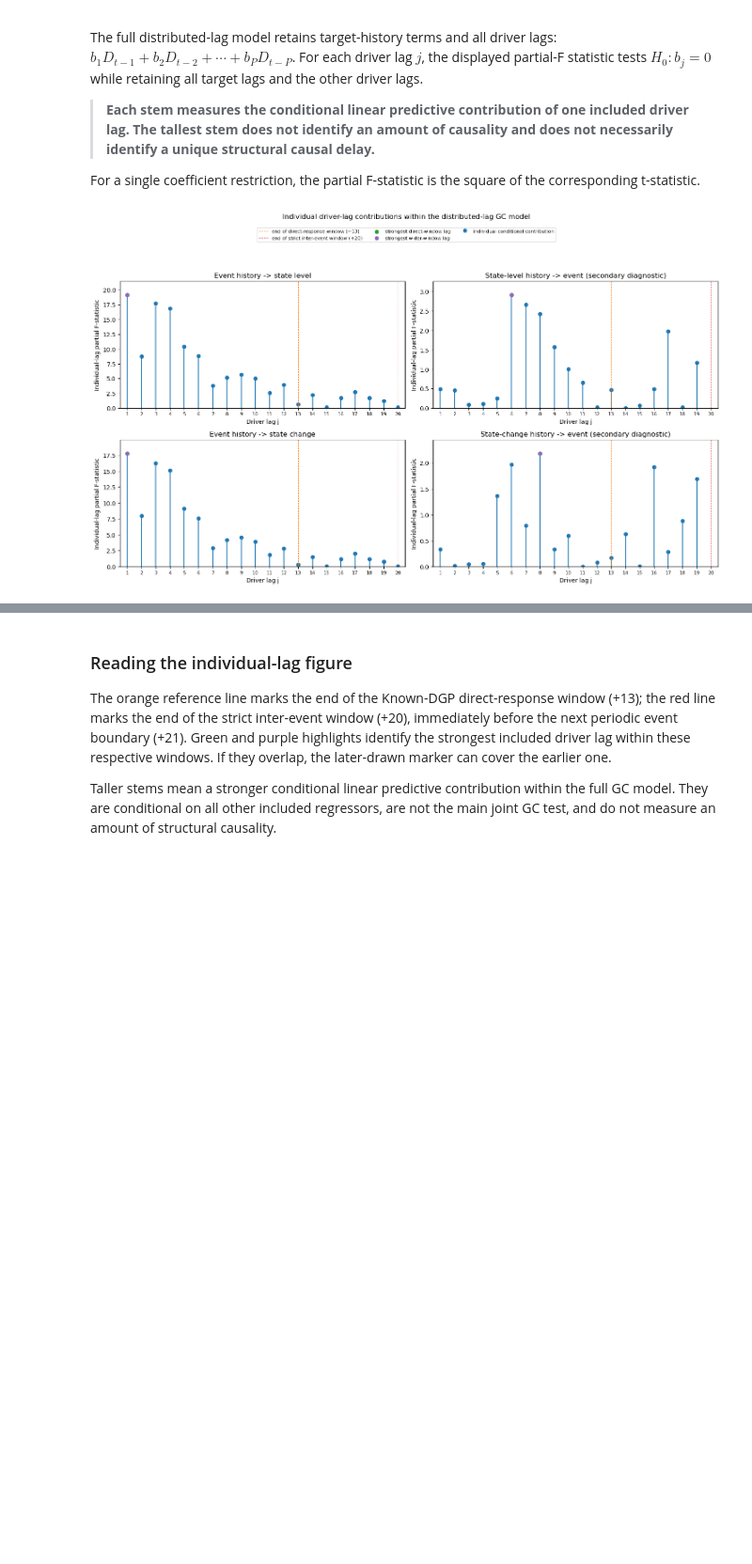
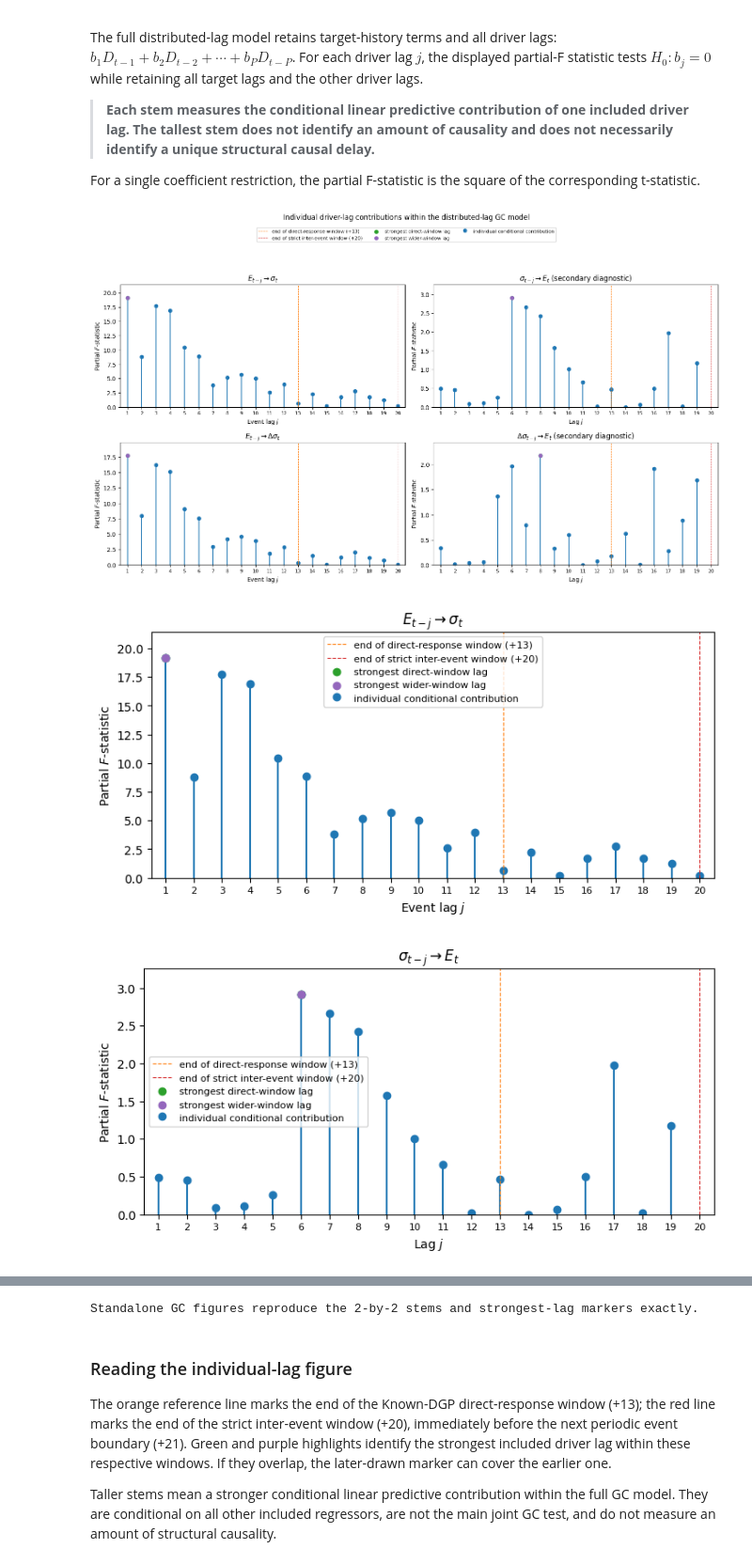
Before and after one commit to JivN24/HSBC-AN-RN, a Jupyter notebook: CODEWORK/Linus' Task Re-Do/01_dense_periodic_n1_gc_tdmi.ipynb, the cells around one changed output, grey strips where cells are left out. Shown at 94% size. Saved outputs shown, nothing was run; the diff lists cells and outputs as text; code cells hidden in the pictures; blank space fills up the shorter version.

```diff
--- a/CODEWORK/Linus' Task Re-Do/01_dense_periodic_n1_gc_tdmi.ipynb
+++ b/CODEWORK/Linus' Task Re-Do/01_dense_periodic_n1_gc_tdmi.ipynb
@@ -25,6 +25,10 @@ import statsmodels.api as sm
 from scipy import stats
 from statsmodels.stats.multitest import multipletests
 from IPython.display import Markdown, display
+from pathlib import Path
+
+FIGURE_DIR = Path("figures")
+FIGURE_DIR.mkdir(exist_ok=True)
 
 assert {'reference_config','reference_timing','reference_result'}.issubset(globals())
 assert reference_config['model']['n'] == 1
@@ -166,14 +170,15 @@ def plot_gc_orders(target_name,title):
         mark_reverse_boundary(ax, subset)
     ax.axvline(DIRECT_END,color='black',linestyle='--',linewidth=.8,label='p=13')
     ax.set(title=title,xlabel='cumulative GC history order p',ylabel='partial R-squared',xlim=(1,GC_MAX_ORDER)); ax.legend(fontsize=7); plt.show()
-plot_gc_orders('Powered-state level','Cumulative GC partial R-squared: state level and reverse direction')
-plot_gc_orders('Powered-state change','Cumulative GC partial R-squared: state change and reverse direction')
+plot_gc_orders('Powered-state level',r'Cumulative GC partial R-squared: $\sigma$ and reverse diagnostic')
+plot_gc_orders('Powered-state change',r'Cumulative GC partial R-squared: $\Delta\sigma$ and reverse diagnostic')
 fig,axes=plt.subplots(2,1,figsize=(9,7),constrained_layout=True)
 for ax,target_name in zip(axes,['Powered-state level','Powered-state change']):
     for direction,subset in gc_scan.loc[gc_scan.target.eq(target_name)].groupby('direction'):
         ax.plot(subset.lag_order,subset.unrestricted_AIC,marker='o',markersize=3,label=direction)
         mark_reverse_boundary(ax, subset)
     ax.axvline(DIRECT_END,color='black',linestyle='--',linewidth=.8,label='p=13')
-    ax.set(title=f'Unrestricted AIC by order: {target_name.lower()}',xlabel='cumulative GC history order p',ylabel='AIC',xlim=(1,GC_MAX_ORDER)); ax.legend(fontsize=7)
+    display_target={'Powered-state level':r'$\sigma$','Powered-state change':r'$\Delta\sigma$'}[target_name]
+    ax.set(title=f'Unrestricted AIC by order: {display_target}',xlabel='cumulative GC history order p',ylabel='AIC',xlim=(1,GC_MAX_ORDER)); ax.legend(fontsize=7)
 plt.show()
 # %% [output]
@@ -189,30 +194,71 @@ The full distributed-lag model retains target-history terms and all driver lags:
 
 For a single coefficient restriction, the partial F-statistic is the square of the corresponding t-statistic.
 # %%
-fig,axes=plt.subplots(2,2,figsize=(15,9))
-fig.suptitle('Individual driver-lag contributions within the distributed-lag GC model',y=0.985)
-panel_titles={'event -> state level':'Event history -> state level','state level -> event':'State-level history -> event (secondary diagnostic)','event -> state change':'Event history -> state change','state change -> event':'State-change history -> event (secondary diagnostic)'}
-for ax,(_,direction,_,_) in zip(axes.ravel(),gc_specs):
+# Plot-only refactor: all values below are read from the already fitted distributed-lag tables.
+panel_titles={
+    'event -> state level':r'$E_{t-j} \rightarrow \sigma_t$',
+    'state level -> event':r'$\sigma_{t-j} \rightarrow E_t$ (secondary diagnostic)',
+    'event -> state change':r'$E_{t-j} \rightarrow \Delta\sigma_t$',
+    'state change -> event':r'$\Delta\sigma_{t-j} \rightarrow E_t$ (secondary diagnostic)',
+}
+standalone_titles={
+    'event -> state level':r'$E_{t-j} \rightarrow \sigma_t$',
+    'state level -> event':r'$\sigma_{t-j} \rightarrow E_t$',
+    'event -> state change':r'$E_{t-j} \rightarrow \Delta\sigma_t$',
+    'state change -> event':r'$\Delta\sigma_{t-j} \rightarrow E_t$',
+}
+standalone_paths={
+    'event -> state level':'gc_event_to_sigma.pdf',
+    'state level -> event':'gc_sigma_to_event.pdf',
+    'event -> state change':'fig_4_1a_gc_event_to_delta_sigma.pdf',
+    'state change -> event':'gc_delta_sigma_to_event.pdf',
+}
+
+def draw_distributed_lag_panel(ax,direction,title):
     data=individual_lag_table.loc[individual_lag_table.direction.eq(direction)]
     ax.stem(data.lag,data.partial_F_statistic,basefmt=' ',label='individual conditional contribution')
     ax.axvline(DIRECT_END,color='tab:orange',linestyle='--',linewidth=.8,label='end of direct-response window (+13)')
     ax.axvline(INTER_EVENT_END,color='tab:red',linestyle='--',linewidth=.8,label='end of strict inter-event window (+20)')
     inter_label=f"valid inter-event lag=1..{GC_MAX_ORDER-1 if direction in REVERSE_GC_DIRECTIONS else GC_MAX_ORDER}"
+    marker_values={}
     for label,color,legend_label in [('direct response lag=1..13','tab:green','strongest direct-window lag'),(inter_label,'tab:purple','strongest wider-window lag')]:
         row=strongest_individual_lag_table.loc[(strongest_individual_lag_table.direction.eq(direction))&(strongest_individual_lag_table['lag window'].eq(label))].iloc[0]
-        ax.scatter(row['strongest lag'],row['partial F-statistic'],color=color,zorder=4,label=legend_label)
-    panel_max=(data['partial_F_statistic'].replace([np.inf,-np.inf],np.nan).max())
+        marker_values[legend_label]=np.array([row['strongest lag'],row['partial F-statistic']],dtype=float)
+        ax.scatter(marker_values[legend_label][0],marker_values[legend_label][1],color=color,zorder=4,label=legend_label)
+    panel_max=data['partial_F_statistic'].replace([np.inf,-np.inf],np.nan).max()
     if pd.notna(panel_max) and panel_max>0:
         ax.set_ylim(0,panel_max*1.12)
     else:
         ax.set_ylim(bottom=0)
-    ax.set(title=panel_titles[direction],xlabel='Driver lag j',ylabel='Individual-lag partial F-statistic')
+    ax.set(title=title,xlabel=(r'Event lag $j$' if direction.startswith('event ->') else r'Lag $j$'),ylabel=r'Partial $F$-statistic')
     ax.set_xlim(0.5,GC_MAX_ORDER+0.5)
     ax.set_xticks(np.arange(1,GC_MAX_ORDER+1))
     ax.tick_params(axis='x',labelsize=8)
+    return {'stems':data[['lag','partial_F_statistic']].to_numpy(dtype=float,copy=True),'markers':marker_values}
+
+# Retained compact diagnostic figure.
+fig,axes=plt.subplots(2,2,figsize=(15,9))
+fig.suptitle('Individual driver-lag contributions within the distributed-lag GC model',y=0.985)
+two_by_two_plot_values={}
+for ax,(_,direction,_,_) in zip(axes.ravel(),gc_specs):
+    two_by_two_plot_values[direction]=draw_distributed_lag_panel(ax,direction,panel_titles[direction])
 handles,labels=axes.flat[0].get_legend_handles_labels()
 fig.legend(handles,labels,loc='upper center',bbox_to_anchor=(0.5,0.955),ncol=3,fontsize=8,frameon=True)
 fig.tight_layout(rect=(0,0,1,0.88))
 plt.show()
+
+# Dissertation-ready standalone versions, drawn from the identical frozen arrays.
+for _,direction,_,_ in gc_specs:
+    fig,ax=plt.subplots(figsize=(7.2,3.6),constrained_layout=True)
+    standalone_plot_values=draw_distributed_lag_panel(ax,direction,standalone_titles[direction])
+    ax.legend(loc='best',fontsize=8,frameon=True)
+    fig.savefig(FIGURE_DIR / standalone_paths[direction], bbox_inches="tight")
+    plt.show()
+    np.testing.assert_array_equal(standalone_plot_values['stems'],two_by_two_plot_values[direction]['stems'])
+    for marker_name in ['strongest direct-window lag','strongest wider-window lag']:
+        np.testing.assert_array_equal(standalone_plot_values['markers'][marker_name],two_by_two_plot_values[direction]['markers'][marker_name])
+print('Standalone GC figures reproduce the 2-by-2 stems and strongest-lag markers exactly.')
 # %% [output]
-[figure, old version]
+[figure, new version]
+[figure, added]
+[figure, added]
@@ -219,3 +267,4 @@ plt.show()
+Standalone GC figures reproduce the 2-by-2 stems and strongest-lag markers exactly.
 # %% [markdown]
 ### Reading the individual-lag figure
 
```
Also changed, not shown: parts of 4 cells of this notebook, 18 other files.
